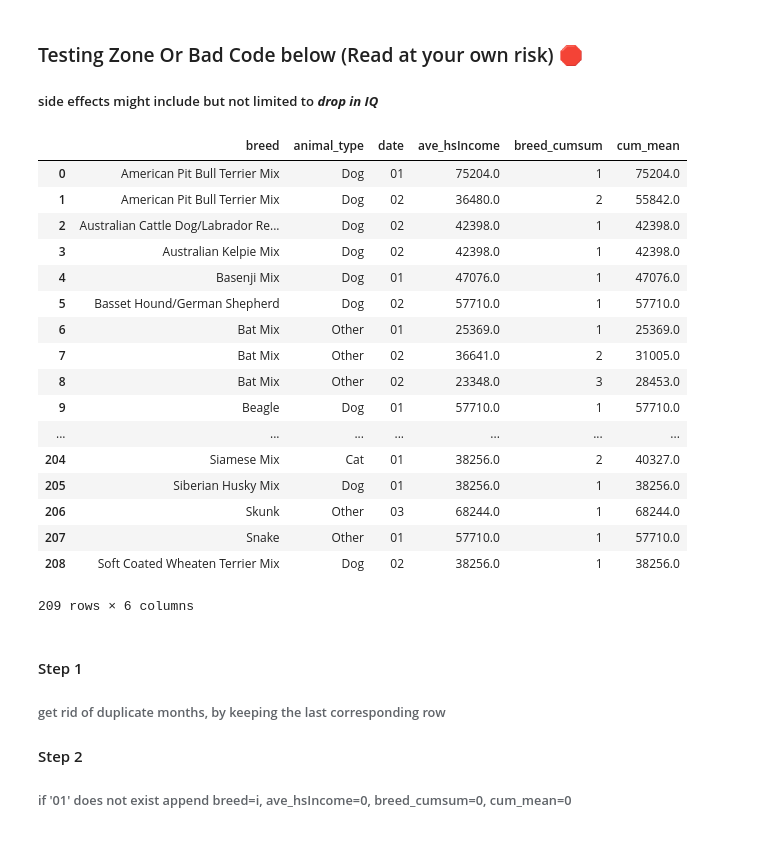
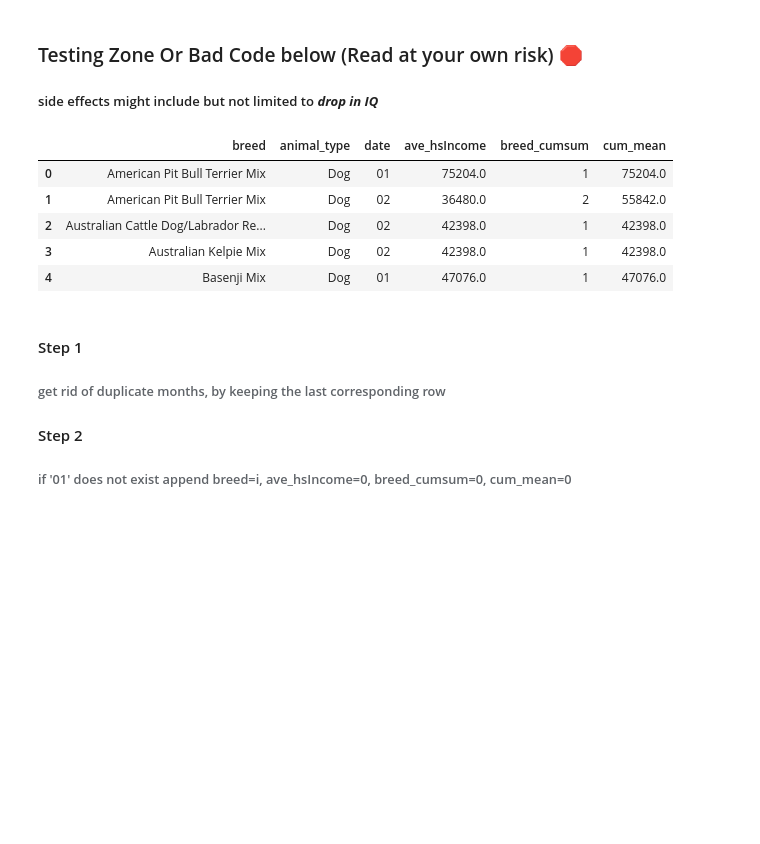
Before and after one commit to ziangzhang10/austin-animal-shelters, a Jupyter notebook: geopandas.ipynb, the cells around one changed output. Drawn from its saved outputs; the diff is of its cells as text; code cells hidden in the pictures; blank space fills up the shorter version.

```diff
--- a/geopandas.ipynb
+++ b/geopandas.ipynb
@@ -276,26 +253,14 @@ sorted_df["date"]= sorted_df["date"].str.slice(start, stop)
 # sorted_df['date'] = pd.to_datetime(sorted_df['date'])
 sorted_df2 = sorted_df
 # %%
-sorted_df2
+sorted_df2.head()
 # %% [output]
 |  | breed | animal_type | date | ave_hsIncome | breed_cumsum | cum_mean |
 | 0 | American Pit Bull Terrier Mix | Dog | 01 | 75204.0 | 1 | 75204.0 |
 | 1 | American Pit Bull Terrier Mix | Dog | 02 | 36480.0 | 2 | 55842.0 |
 | 2 | Australian Cattle Dog/Labrador Re... | Dog | 02 | 42398.0 | 1 | 42398.0 |
 | 3 | Australian Kelpie Mix | Dog | 02 | 42398.0 | 1 | 42398.0 |
 | 4 | Basenji Mix | Dog | 01 | 47076.0 | 1 | 47076.0 |
-| 5 | Basset Hound/German Shepherd | Dog | 02 | 57710.0 | 1 | 57710.0 |
-| 6 | Bat Mix | Other | 01 | 25369.0 | 1 | 25369.0 |
-| 7 | Bat Mix | Other | 02 | 36641.0 | 2 | 31005.0 |
-| 8 | Bat Mix | Other | 02 | 23348.0 | 3 | 28453.0 |
-| 9 | Beagle | Dog | 01 | 57710.0 | 1 | 57710.0 |
-| ... | ... | ... | ... | ... | ... | ... |
-| 204 | Siamese Mix | Cat | 01 | 38256.0 | 2 | 40327.0 |
-| 205 | Siberian Husky Mix | Dog | 01 | 38256.0 | 1 | 38256.0 |
-| 206 | Skunk | Other | 03 | 68244.0 | 1 | 68244.0 |
-| 207 | Snake | Other | 01 | 57710.0 | 1 | 57710.0 |
-| 208 | Soft Coated Wheaten Terrier Mix | Dog | 02 | 38256.0 | 1 | 38256.0 |
-209 rows × 6 columns
 # %% [markdown]
 #### Step 1
 ###### get rid of duplicate months, by keeping the last corresponding row
```
Also changed, not shown: parts of 5 cells of this notebook, 1 other file.
